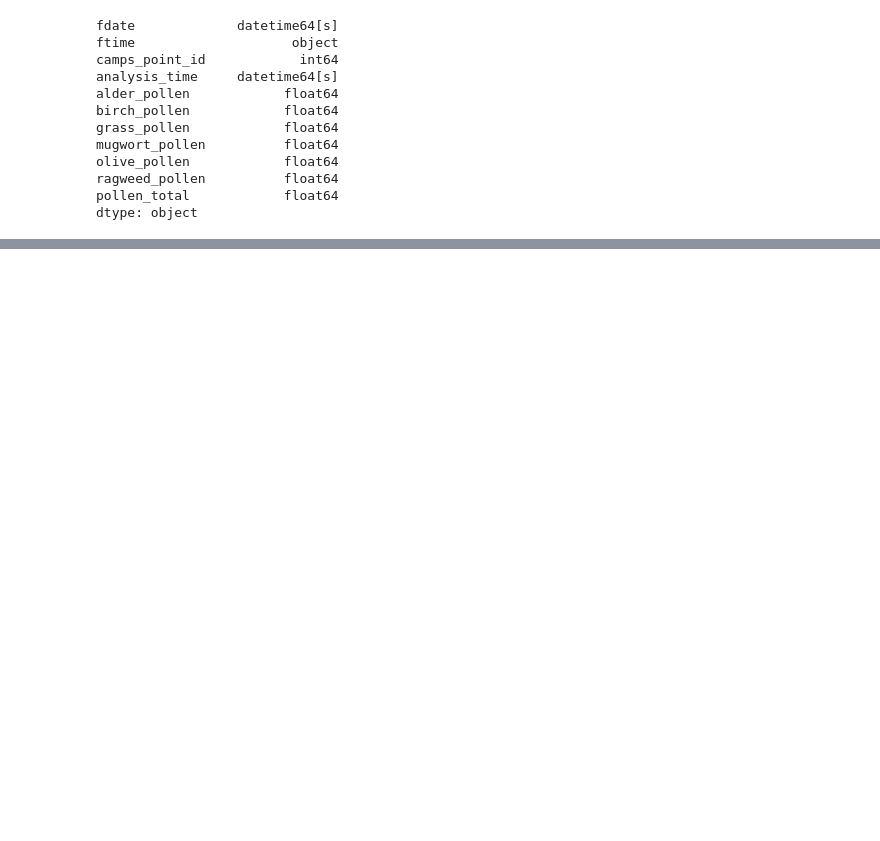
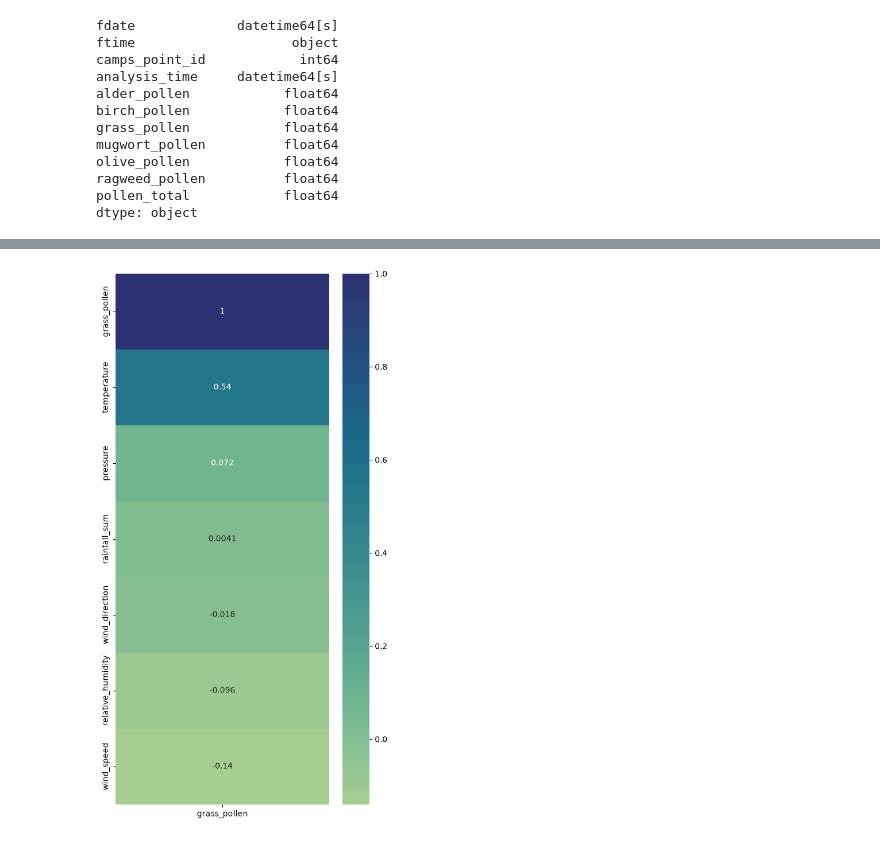
Before and after one commit to esmartty/Aqi_forecast, a Jupyter notebook: polen_analysis.ipynb, the cells around one changed output, grey strips where cells are left out. Saved outputs shown, nothing was run; the diff lists cells and outputs as text; code cells hidden in the pictures; blank space fills up the shorter version.

```diff
--- a/polen_analysis.ipynb
+++ b/polen_analysis.ipynb
@@ -207,0 +286,7 @@ df_synop.head()
+# %%
+plt.figure(figsize=(6,12))
+sns.heatmap(corr_coef[['grass_pollen']].sort_values(by=['grass_pollen'], ascending=False),
+            cmap='crest',
+            annot=True);
+# %% [output]
+[figure, added]
```
Also changed, not shown: parts of 20 cells of this notebook.
